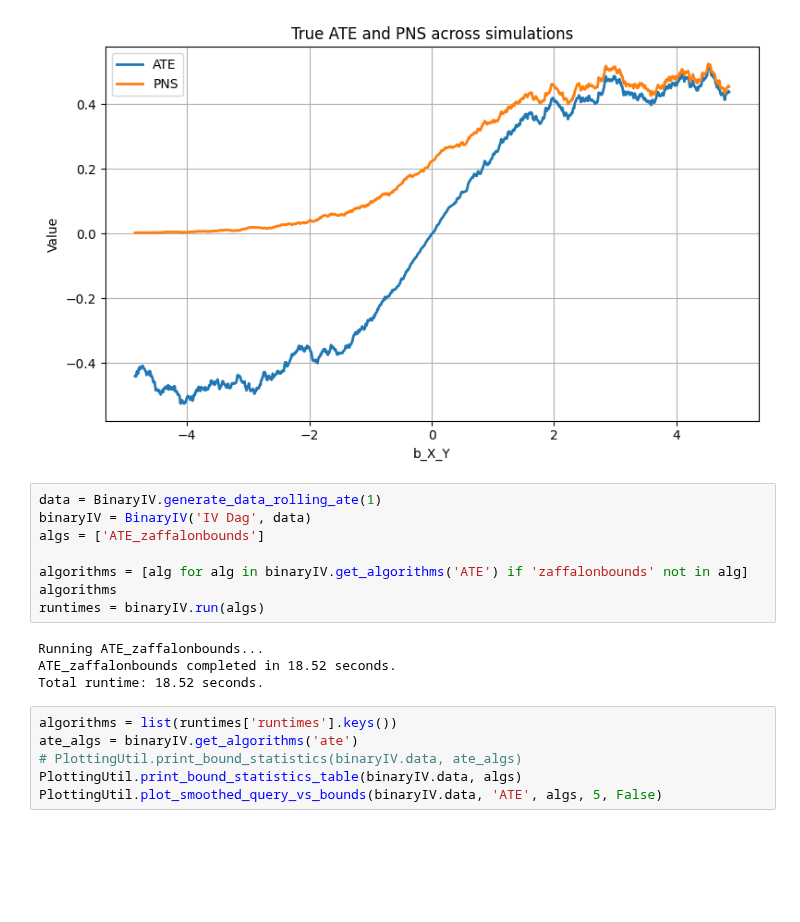
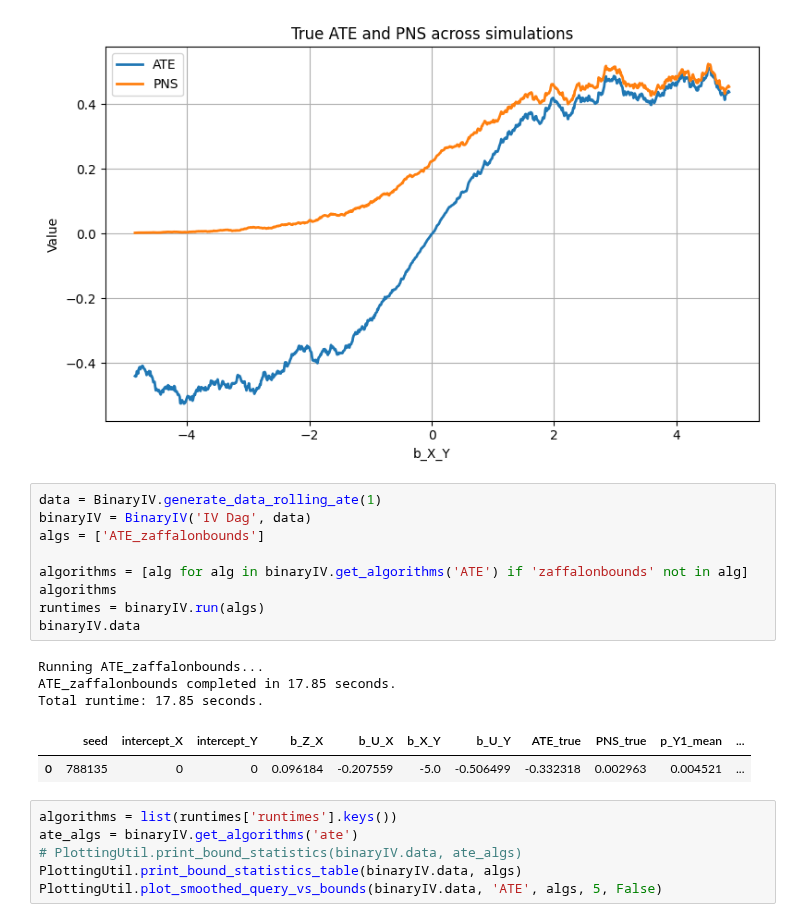
Before and after one commit to tmaringgele/causal-bounds, a Jupyter notebook: simulation_engine/test.ipynb, the cells around one changed output. Cells and saved outputs as stored; diff of their text form; blank space fills up the shorter version.

```diff
--- a/simulation_engine/test.ipynb
+++ b/simulation_engine/test.ipynb
@@ -106,15 +140,18 @@ PlottingUtil.plot_ate_pns(data, window=30)
 # %%
 data = BinaryIV.generate_data_rolling_ate(1)
 binaryIV = BinaryIV('IV Dag', data)
 algs = ['ATE_zaffalonbounds']
 
 algorithms = [alg for alg in binaryIV.get_algorithms('ATE') if 'zaffalonbounds' not in alg]
 algorithms
 runtimes = binaryIV.run(algs)
+binaryIV.data
 # %% [output]
 Running ATE_zaffalonbounds...
-ATE_zaffalonbounds completed in 18.52 seconds.
-Total runtime: 18.52 seconds.
+ATE_zaffalonbounds completed in 17.85 seconds.
+Total runtime: 17.85 seconds.
+|  | seed | intercept_X | intercept_Y | b_Z_X | b_U_X | b_X_Y | b_U_Y | ATE_true | PNS_true | p_Y1_mean | ... |
+| 0 | 788135 | 0 | 0 | 0.096184 | -0.207559 | -5.0 | -0.506499 | -0.332318 | 0.002963 | 0.004521 | ... |
 # %%
 algorithms = list(runtimes['runtimes'].keys())
 ate_algs = binaryIV.get_algorithms('ate')
```
Also changed, not shown: parts of 4 cells of this notebook, 14 other files.
